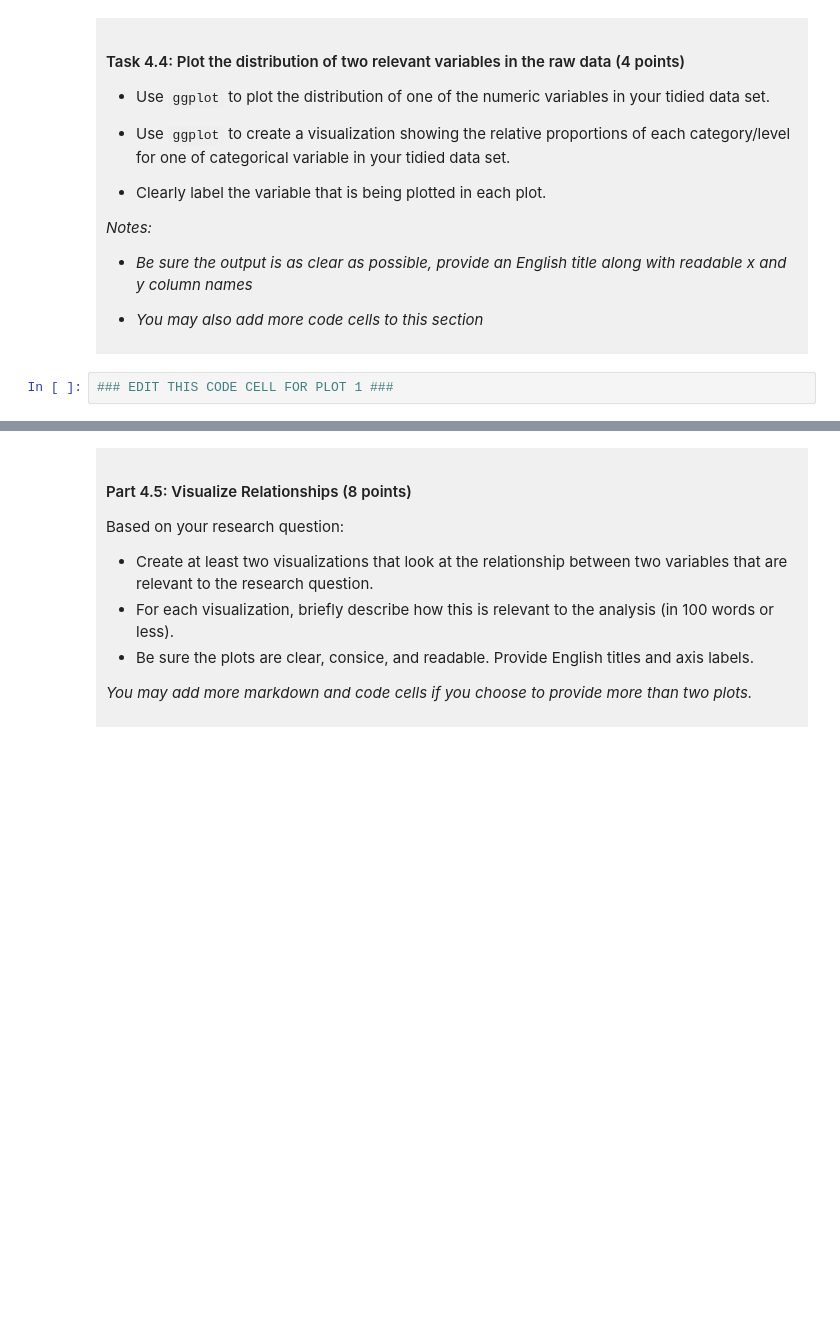
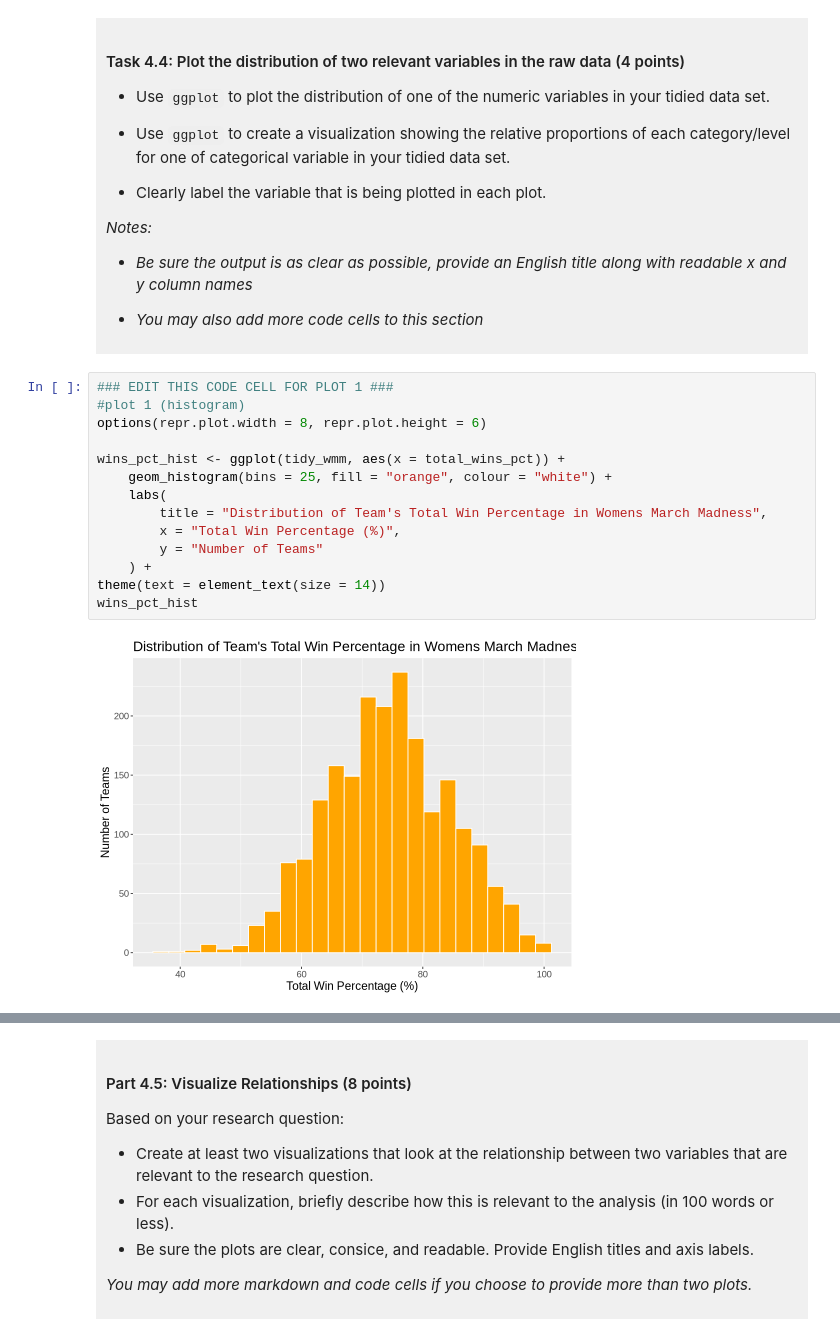
Before and after one commit to iankwada/dsci-100-project-Ian-Wada, a Jupyter notebook: dsci-100-project-notebook.ipynb, the cells around one changed output, grey strips where cells are left out. Saved outputs shown, nothing was run; the diff lists cells and outputs as text; blank space fills up the shorter version.

```diff
--- a/dsci-100-project-notebook.ipynb
+++ b/dsci-100-project-notebook.ipynb
@@ -296,5 +355,19 @@ You will refine your research question (if needed) and produce a tidy data set.
 </div>
 # %%
 ### EDIT THIS CODE CELL FOR PLOT 1 ###
+#plot 1 (histogram)
+options(repr.plot.width = 8, repr.plot.height = 6)
+
+wins_pct_hist <- ggplot(tidy_wmm, aes(x = total_wins_pct)) +
+    geom_histogram(bins = 25, fill = "orange", colour = "white") +
+    labs(
+        title = "Distribution of Team's Total Win Percentage in Womens March Madness",
+        x = "Total Win Percentage (%)",
+        y = "Number of Teams"
+    ) +
+theme(text = element_text(size = 14))
+wins_pct_hist
+# %% [output]
+[figure, added]
 # %%
 ### EDIT THIS CODE CELL FOR PLOT 2 ###
```
Also changed, not shown: parts of 11 cells of this notebook.
